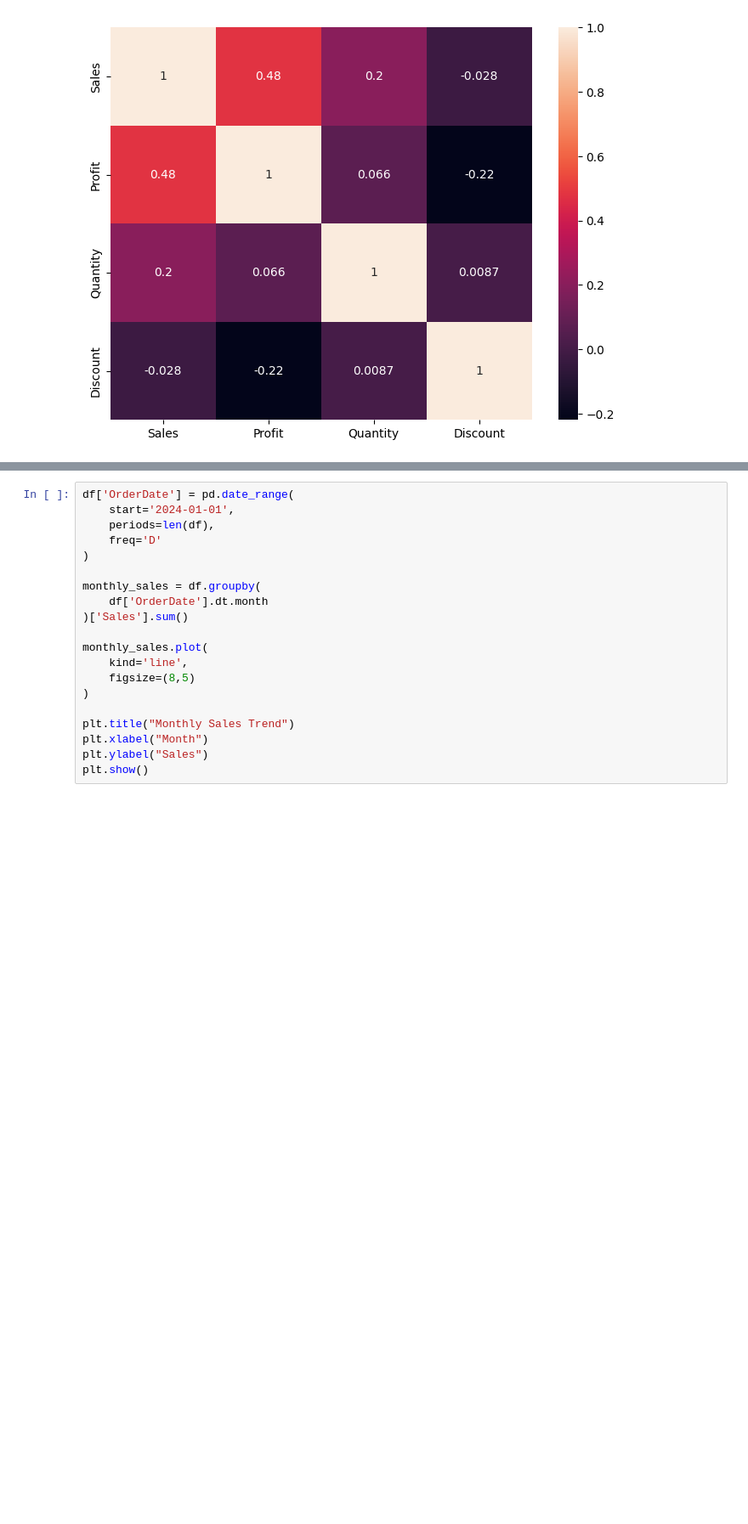
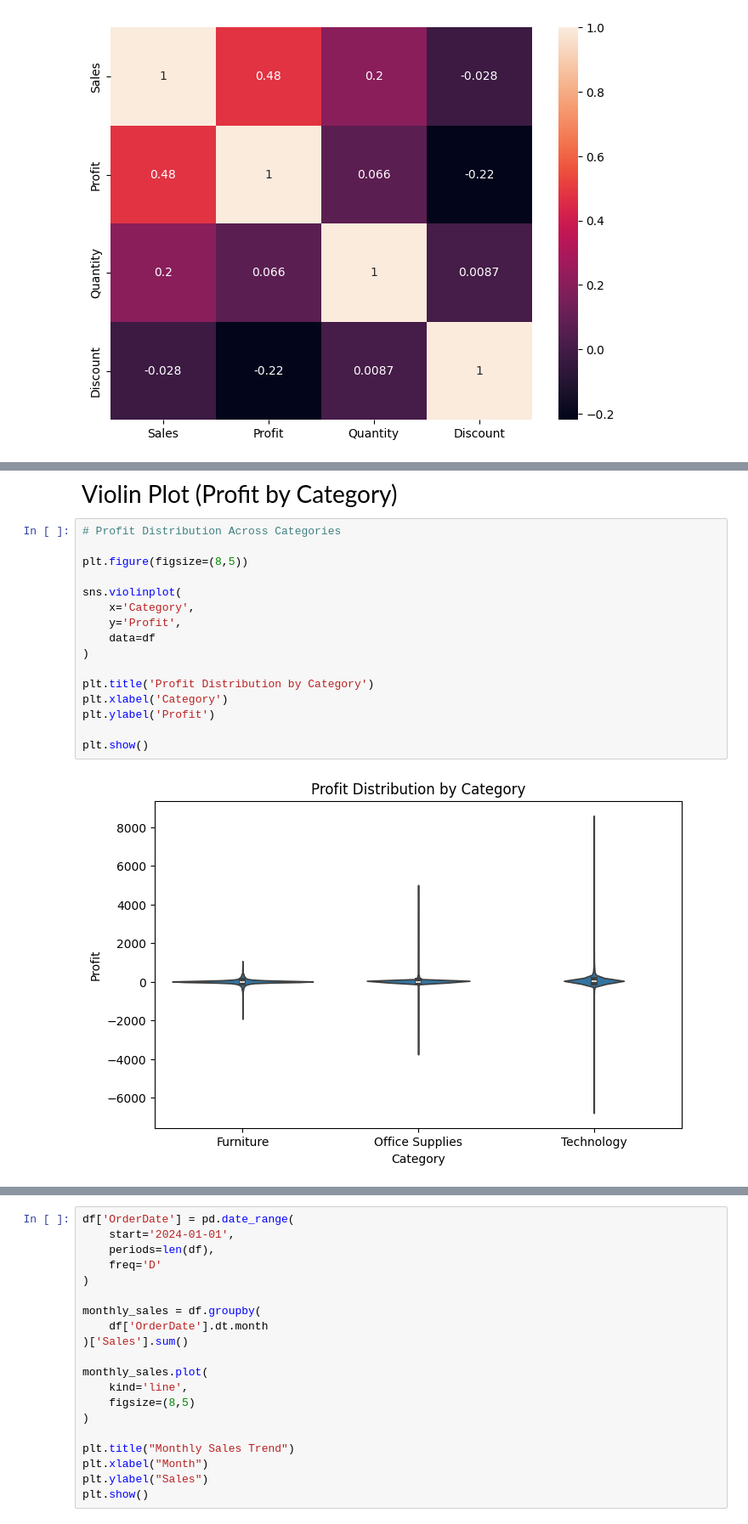
Before and after one commit to ChandraSekhar-3316/Mini-Project-AIML, a Jupyter notebook: Super_Store_Sales_Analysis.ipynb, the cells around one changed output, grey strips where cells are left out. Shown at 85% size. Cells and saved outputs as stored; diff of their text form; blank space fills up the shorter version.

```diff
--- a/Super_Store_Sales_Analysis.ipynb
+++ b/Super_Store_Sales_Analysis.ipynb
@@ -383,0 +431,20 @@ A time series analysis was performed to understand monthly sales trends. A date
+# %% [markdown]
+<p style="font-size: 28px;">Violin Plot (Profit by Category)</p>
+# %%
+# Profit Distribution Across Categories
+
+plt.figure(figsize=(8,5))
+
+sns.violinplot(
+    x='Category',
+    y='Profit',
+    data=df
+)
+
+plt.title('Profit Distribution by Category')
+plt.xlabel('Category')
+plt.ylabel('Profit')
+
+plt.show()
+# %% [output]
+[figure, added]
```
Also changed, not shown: parts of 15 cells of this notebook.
